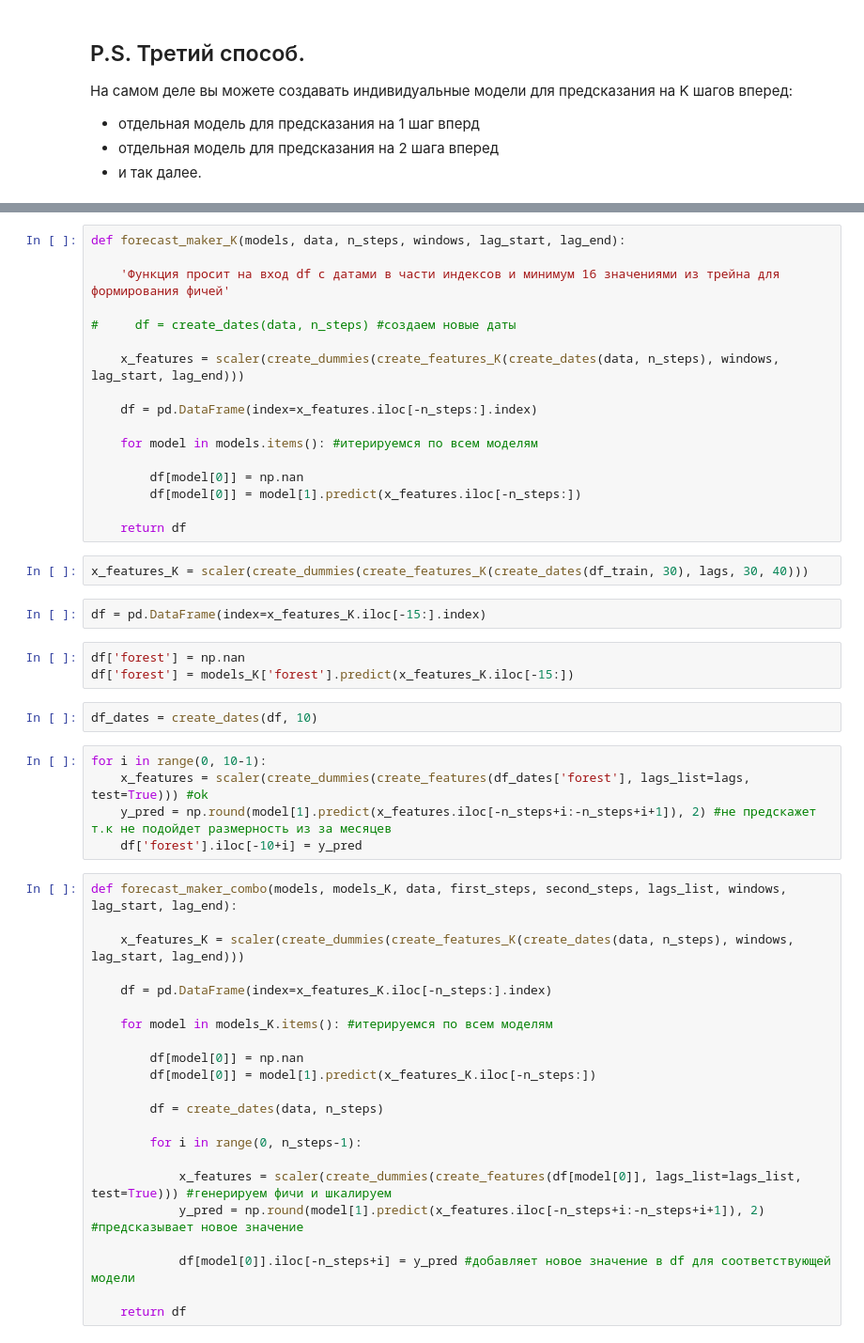
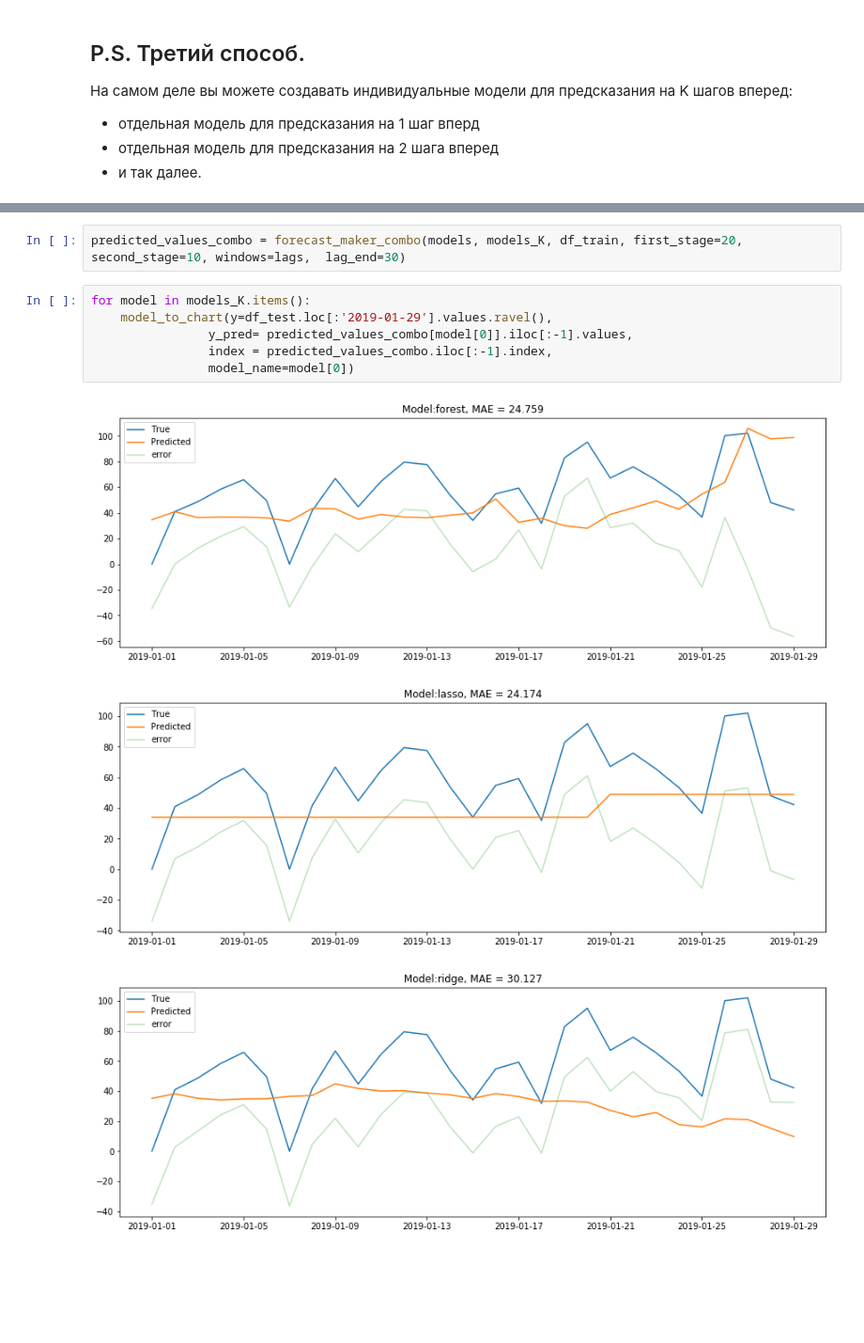
Before and after one commit to VinGeorge/Time-series-projects, a Jupyter notebook: sales prediction.ipynb, the cells around one changed output, grey strips where cells are left out. Shown at 94% size. Drawn from its saved outputs; the diff is of its cells as text; blank space fills up the shorter version.

```diff
--- a/sales prediction.ipynb
+++ b/sales prediction.ipynb
@@ -498,55 +495,14 @@ def forecast_maker(models, data, n_steps, lags_list):
 
     return df
-# %%
-def forecast_maker_K(models, data, n_steps, windows, lag_start, lag_end):
-
-    'Функция просит на вход df с датами в части индексов и минимум 16 значениями из трейна для формирования фичей'
-
-#     df = create_dates(data, n_steps) #создаем новые даты
-
-    x_features = scaler(create_dummies(create_features_K(create_dates(data, n_steps), windows, lag_start, lag_end)))
-
-    df = pd.DataFrame(index=x_features.iloc[-n_steps:].index)
-
-    for model in models.items(): #итерируемся по всем моделям
-
-        df[model[0]] = np.nan
-        df[model[0]] = model[1].predict(x_features.iloc[-n_steps:])
-
-    return df
-# %%
-x_features_K = scaler(create_dummies(create_features_K(create_dates(df_train, 30), lags, 30, 40)))
-# %%
-df = pd.DataFrame(index=x_features_K.iloc[-15:].index)
-# %%
-df['forest'] = np.nan
-df['forest'] = models_K['forest'].predict(x_features_K.iloc[-15:])
-# %%
-df_dates = create_dates(df, 10)
-# %%
-for i in range(0, 10-1):
-    x_features = scaler(create_dummies(create_features(df_dates['forest'], lags_list=lags, test=True))) #ok
-    y_pred = np.round(model[1].predict(x_features.iloc[-n_steps+i:-n_steps+i+1]), 2) #не предскажет т.к не подойдет размерность из за месяцев
-    df['forest'].iloc[-10+i] = y_pred
-# %%
-def forecast_maker_combo(models, models_K, data, first_steps, second_steps, lags_list, windows, lag_start, lag_end):
-
-    x_features_K = scaler(create_dummies(create_features_K(create_dates(data, n_steps), windows, lag_start, lag_end)))
-
-    df = pd.DataFrame(index=x_features_K.iloc[-n_steps:].index)
-
-    for model in models_K.items(): #итерируемся по всем моделям
-
-        df[model[0]] = np.nan
-        df[model[0]] = model[1].predict(x_features_K.iloc[-n_steps:])
-
-        df = create_dates(data, n_steps)
-
-        for i in range(0, n_steps-1):
-
-            x_features = scaler(create_dummies(create_features(df[model[0]], lags_list=lags_list, test=True))) #генерируем фичи и шкалируем
-            y_pred = np.round(model[1].predict(x_features.iloc[-n_steps+i:-n_steps+i+1]), 2) #предсказывает новое значение
-
-            df[model[0]].iloc[-n_steps+i] = y_pred #добавляет новое значение в df для соответствующей модели
-
-    return df
+# %%
+predicted_values_combo = forecast_maker_combo(models, models_K, df_train, first_stage=20, second_stage=10, windows=lags,  lag_end=30)
+# %%
+for model in models_K.items():
+    model_to_chart(y=df_test.loc[:'2019-01-29'].values.ravel(),
+                y_pred= predicted_values_combo[model[0]].iloc[:-1].values,
+                index = predicted_values_combo.iloc[:-1].index,
+                model_name=model[0])
+# %% [output]
+[figure, added]
+[figure, added]
+[figure, added]
```
Also changed, not shown: parts of 9 cells of this notebook.
